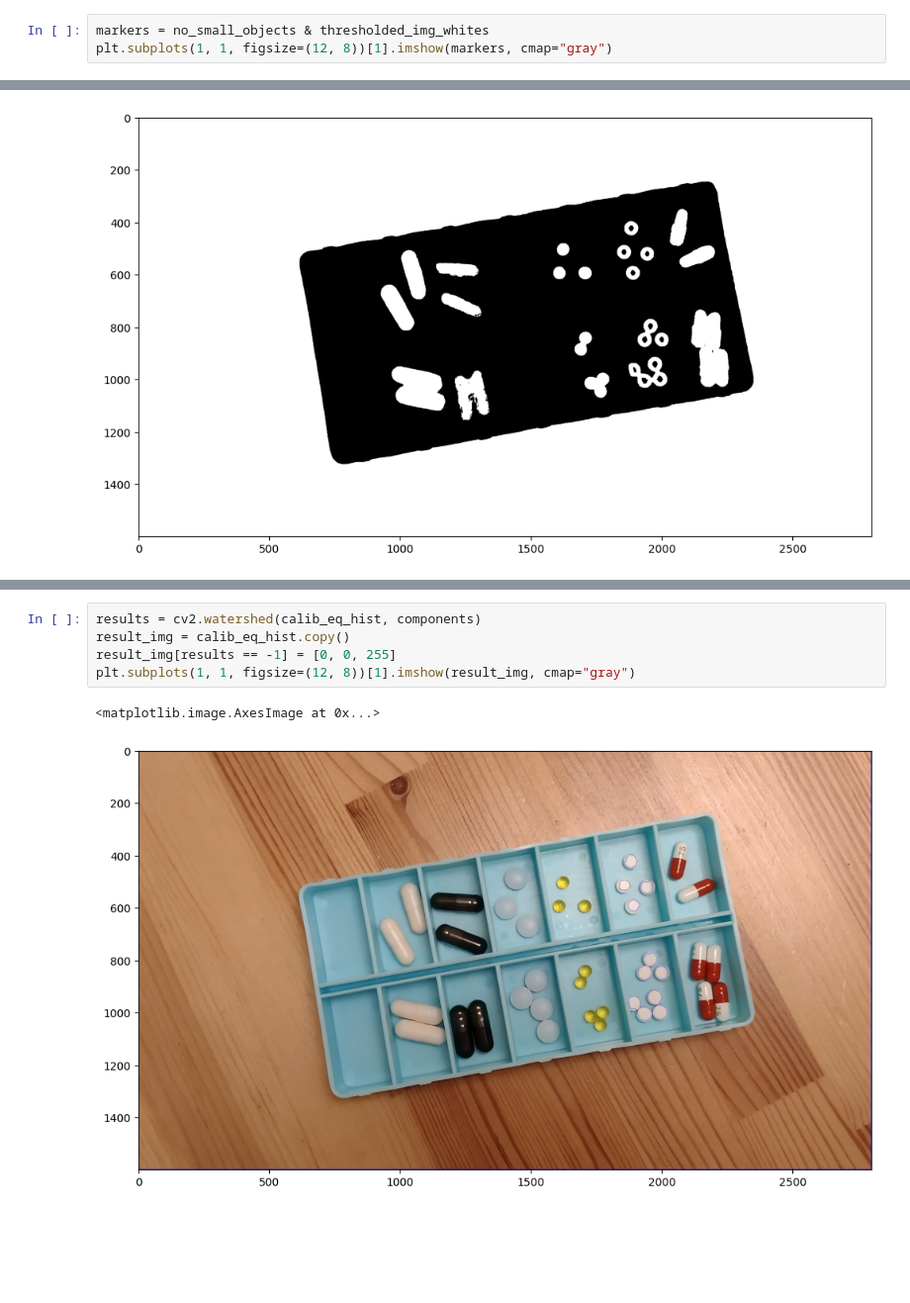
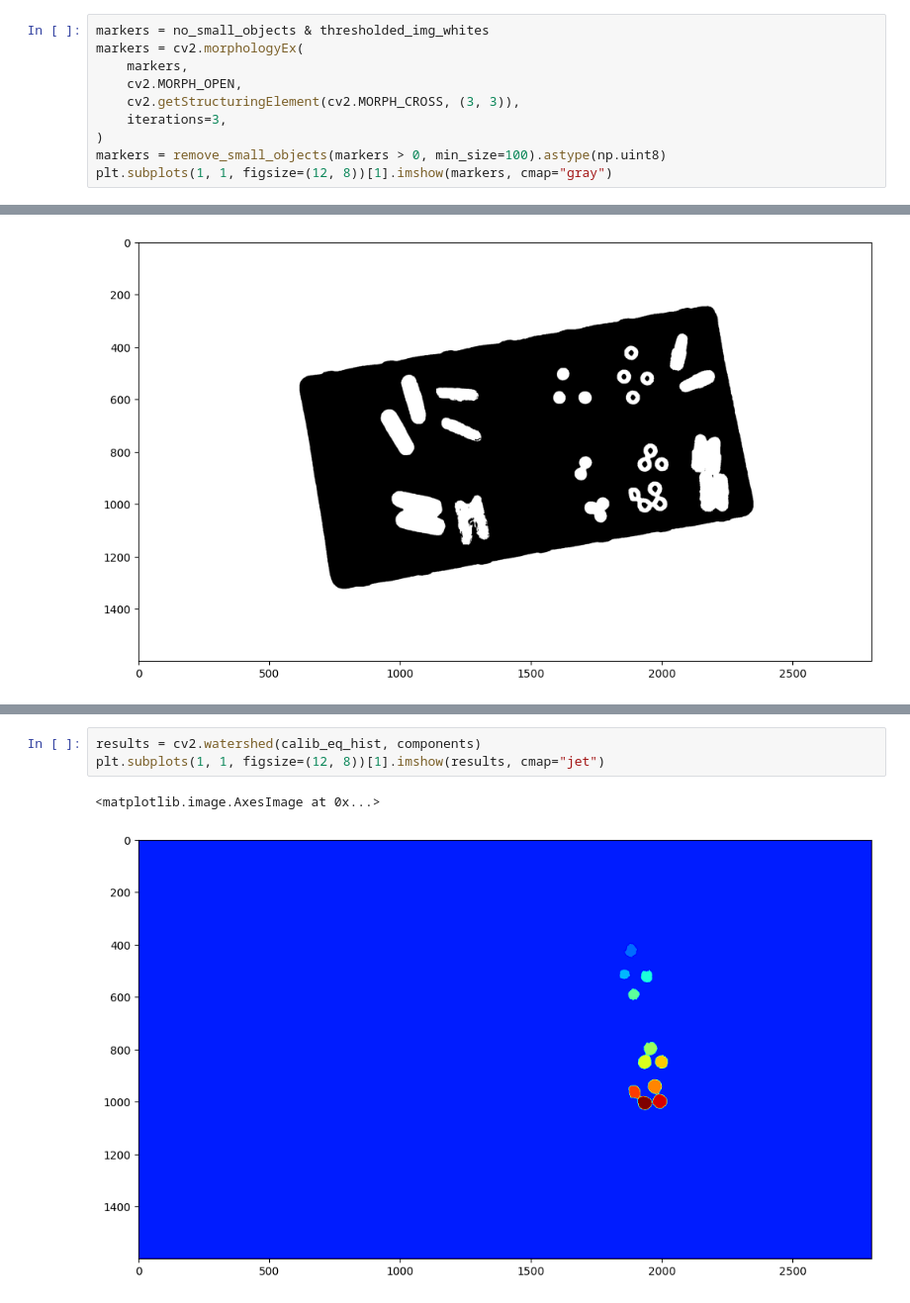
Before and after one commit to StaszekM/apow, a Jupyter notebook: Laboratorium 5/lab5_biox.ipynb, the cells around one changed output, grey strips where cells are left out. Shown at 99% size. Drawn from its saved outputs; the diff is of its cells as text; blank space fills up the shorter version.

```diff
--- a/Laboratorium 5/lab5_biox.ipynb
+++ b/Laboratorium 5/lab5_biox.ipynb
@@ -124,6 +124,13 @@ def get_in_range(img, r, g, b):
 interactive(children=(IntRangeSlider(value=(175, 255), description='r', layout=Layout(width='500px'), max=255)…
 # %%
 markers = no_small_objects & thresholded_img_whites
+markers = cv2.morphologyEx(
+    markers,
+    cv2.MORPH_OPEN,
+    cv2.getStructuringElement(cv2.MORPH_CROSS, (3, 3)),
+    iterations=3,
+)
+markers = remove_small_objects(markers > 0, min_size=100).astype(np.uint8)
 plt.subplots(1, 1, figsize=(12, 8))[1].imshow(markers, cmap="gray")
 # %% [output]
 <matplotlib.image.AxesImage at 0x...>
@@ -154,8 +157,6 @@ plt.subplots(1, 1, figsize=(12, 8))[1].imshow(components, cmap="gray")
 # %%
 results = cv2.watershed(calib_eq_hist, components)
-result_img = calib_eq_hist.copy()
-result_img[results == -1] = [0, 0, 255]
-plt.subplots(1, 1, figsize=(12, 8))[1].imshow(result_img, cmap="gray")
+plt.subplots(1, 1, figsize=(12, 8))[1].imshow(results, cmap="jet")
 # %% [output]
 <matplotlib.image.AxesImage at 0x...>
-[figure, old version]
+[figure, new version]
```
Also changed, not shown: parts of 5 cells of this notebook, 1 other file.
